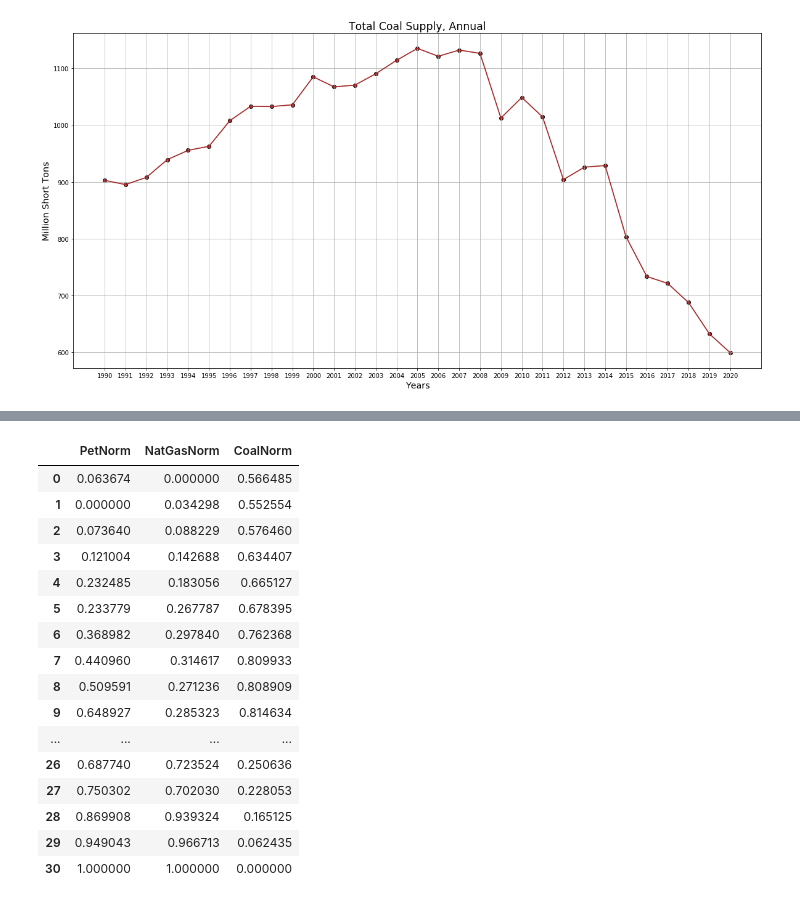
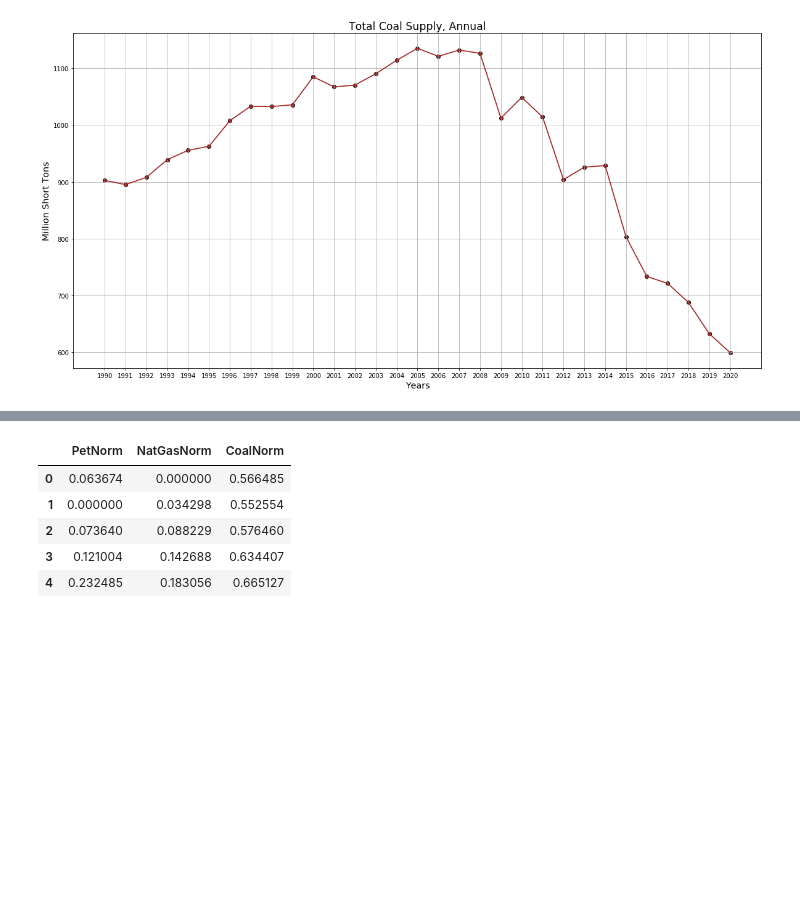
Before and after one commit to us-energy-analysis/Energy-analysis, a Jupyter notebook: USFossilFuelConsumption.ipynb, the cells around one changed output, grey strips where cells are left out. Cells and saved outputs as stored; diff of their text form; code cells hidden in the pictures; blank space fills up the shorter version.

```diff
--- a/USFossilFuelConsumption.ipynb
+++ b/USFossilFuelConsumption.ipynb
@@ -274,6 +347,5 @@ fossilfuel_consumption_df = pd.DataFrame({
     'Coal (MMSt)': coal,
 })
 # Display DataFrame
-# fossilfuel_consumption_df.set_index("Year")
-fossilfuel_consumption_df
+fossilfuel_consumption_df.set_index("Year").head()
 # %% [output]
@@ -300,29 +362,18 @@ fossilfuel_consumption_df.to_csv("resources/FossilFuelConsumption.csv", index=Fa
 # %%
 # Normalize values for the different types of fossil fuels
 x = fossilfuel_consumption_df[['Petroleum (mmbpd)','Natural Gas (bcf/day)', 'Coal (MMSt)']].values.astype(float) #returns a numpy array
 min_max_scaler = preprocessing.MinMaxScaler()
 x_scaled = min_max_scaler.fit_transform(x)
 #df = pandas.DataFrame(x_scaled)
 fossilfuel_consumption_normdf = pd.DataFrame(x_scaled, columns=['PetNorm', 'NatGasNorm', 'CoalNorm'])
-fossilfuel_consumption_normdf
+fossilfuel_consumption_normdf.head()
 # %% [output]
 |  | PetNorm | NatGasNorm | CoalNorm |
 | 0 | 0.063674 | 0.000000 | 0.566485 |
 | 1 | 0.000000 | 0.034298 | 0.552554 |
 | 2 | 0.073640 | 0.088229 | 0.576460 |
 | 3 | 0.121004 | 0.142688 | 0.634407 |
 | 4 | 0.232485 | 0.183056 | 0.665127 |
-| 5 | 0.233779 | 0.267787 | 0.678395 |
-| 6 | 0.368982 | 0.297840 | 0.762368 |
-| 7 | 0.440960 | 0.314617 | 0.809933 |
-| 8 | 0.509591 | 0.271236 | 0.808909 |
-| 9 | 0.648927 | 0.285323 | 0.814634 |
-| ... | ... | ... | ... |
-| 26 | 0.687740 | 0.723524 | 0.250636 |
-| 27 | 0.750302 | 0.702030 | 0.228053 |
-| 28 | 0.869908 | 0.939324 | 0.165125 |
-| 29 | 0.949043 | 0.966713 | 0.062435 |
-| 30 | 1.000000 | 1.000000 | 0.000000 |
 # %%
 #  Export file as a CSV, without the Pandas index, but with the header
 fossilfuel_consumption_normdf.to_csv("resources/FossilFuelConsumptionNormValues.csv", index=False, header=True)
```
Also changed, not shown: parts of 12 cells of this notebook, 1 other file.
